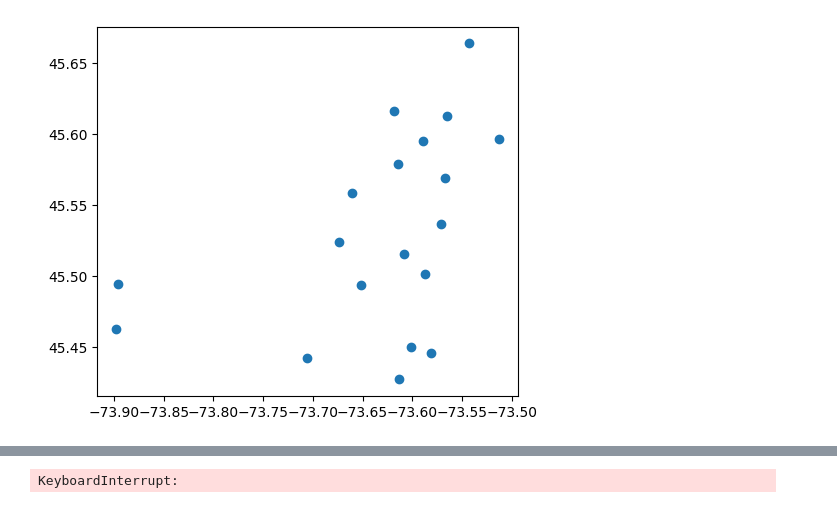
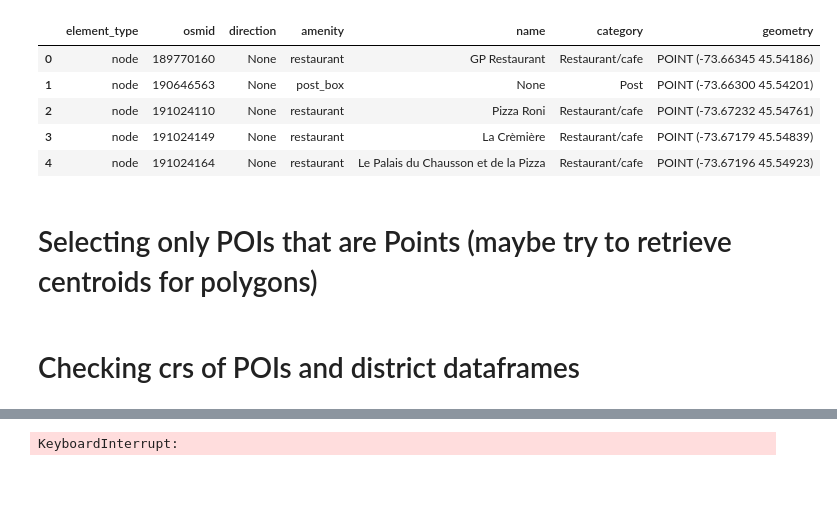
Before and after one commit to michelo200/GDS_project_deployment, a Jupyter notebook: initial_analysis/pois_analysis_caro.ipynb, the cells around one changed output, grey strips where cells are left out. Drawn from its saved outputs; the diff is of its cells as text; code cells hidden in the pictures; blank space fills up the shorter version.

```diff
--- a/initial_analysis/pois_analysis_caro.ipynb
+++ b/initial_analysis/pois_analysis_caro.ipynb
@@ -34,6 +44,13 @@ districts
+# %%
+clean_pois.head()
+# %% [output]
+|  | element_type | osmid | direction | amenity | name | category | geometry |
+| 0 | node | 189770160 | None | restaurant | GP Restaurant | Restaurant/cafe | POINT (-73.66345 45.54186) |
+| 1 | node | 190646563 | None | post_box | None | Post | POINT (-73.66300 45.54201) |
+| 2 | node | 191024110 | None | restaurant | Pizza Roni | Restaurant/cafe | POINT (-73.67232 45.54761) |
+| 3 | node | 191024149 | None | restaurant | La Crèmière | Restaurant/cafe | POINT (-73.67179 45.54839) |
+| 4 | node | 191024164 | None | restaurant | Le Palais du Chausson et de la Pizza | Restaurant/cafe | POINT (-73.67196 45.54923) |
+# %% [markdown]
+# Selecting only POIs that are Points (maybe try to retrieve centroids for polygons)
 # %%
 clean_pois_nodes = clean_pois[clean_pois.geometry.geom_type == 'Point']
-# %%
-districts.plot();
-# %% [output]
-[figure, removed]
@@ -48,0 +57,2 @@ restaurants = ox.project_gdf(restaurants)
+# %% [markdown]
+# Checking crs of POIs and district dataframes
```
Also changed, not shown: parts of 15 cells of this notebook, 4 other files.
